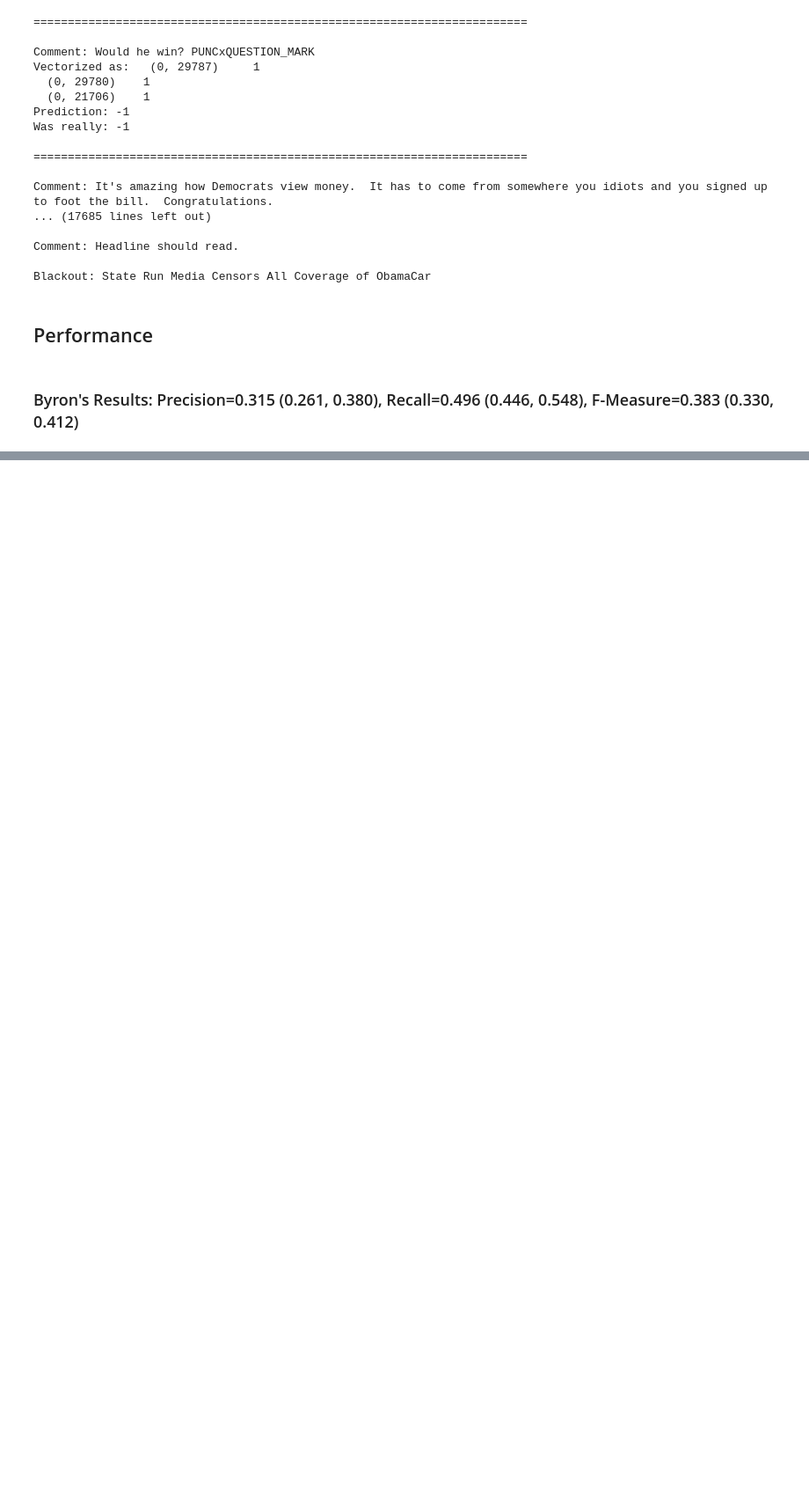
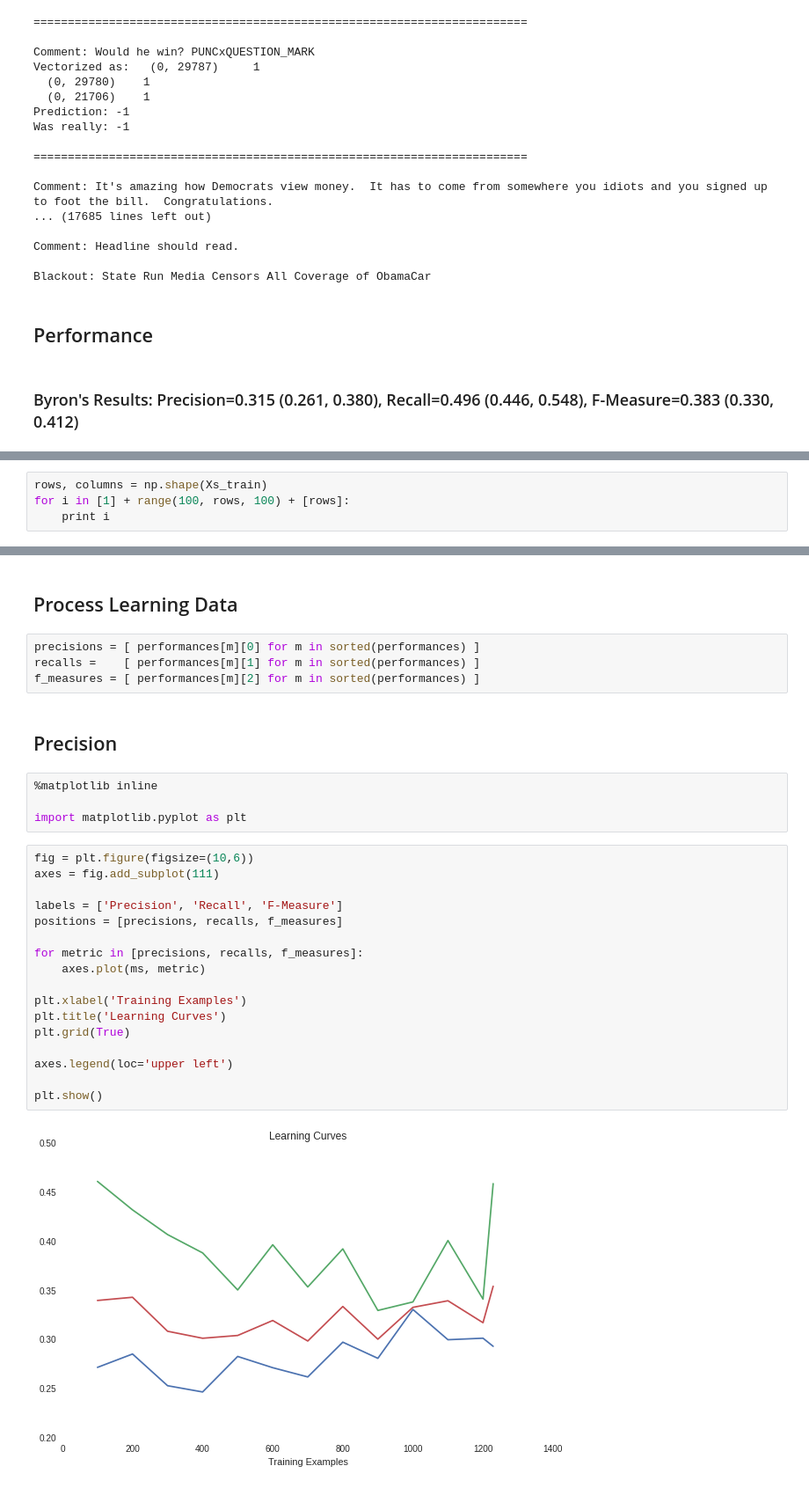
Before and after one commit to ebanner/irony-classifier, a Jupyter notebook: plots/Reproduce Byron's Results.ipynb, the cells around one changed output, grey strips where cells are left out. Shown at 88% size. Drawn from its saved outputs; the diff is of its cells as text; blank space fills up the shorter version.

Commit message:
Add learning curve

```diff
--- a/plots/Reproduce Byron's Results.ipynb
+++ b/plots/Reproduce Byron's Results.ipynb
@@ -216,0 +220,4 @@ Mean F-Measure: 0.383852937112
+# %%
+rows, columns = np.shape(Xs_train)
+for i in [1] + range(100, rows, 100) + [rows]:
+    print i
@@ -216,0 +279,31 @@ Mean F-Measure: 0.383852937112
+# %% [markdown]
+## Process Learning Data
+# %%
+precisions = [ performances[m][0] for m in sorted(performances) ]
+recalls =    [ performances[m][1] for m in sorted(performances) ]
+f_measures = [ performances[m][2] for m in sorted(performances) ]
+# %% [markdown]
+## Precision
+# %%
+%matplotlib inline
+
+import matplotlib.pyplot as plt
+# %%
+fig = plt.figure(figsize=(10,6))
+axes = fig.add_subplot(111)
+
+labels = ['Precision', 'Recall', 'F-Measure']
+positions = [precisions, recalls, f_measures]
+
+for metric in [precisions, recalls, f_measures]:
+    axes.plot(ms, metric)
+
+plt.xlabel('Training Examples')
+plt.title('Learning Curves')
+plt.grid(True)
+
+axes.legend(loc='upper left')
+
+plt.show()
+# %% [output]
+[figure, added]
```
Also changed, not shown: parts of 4 cells of this notebook.
